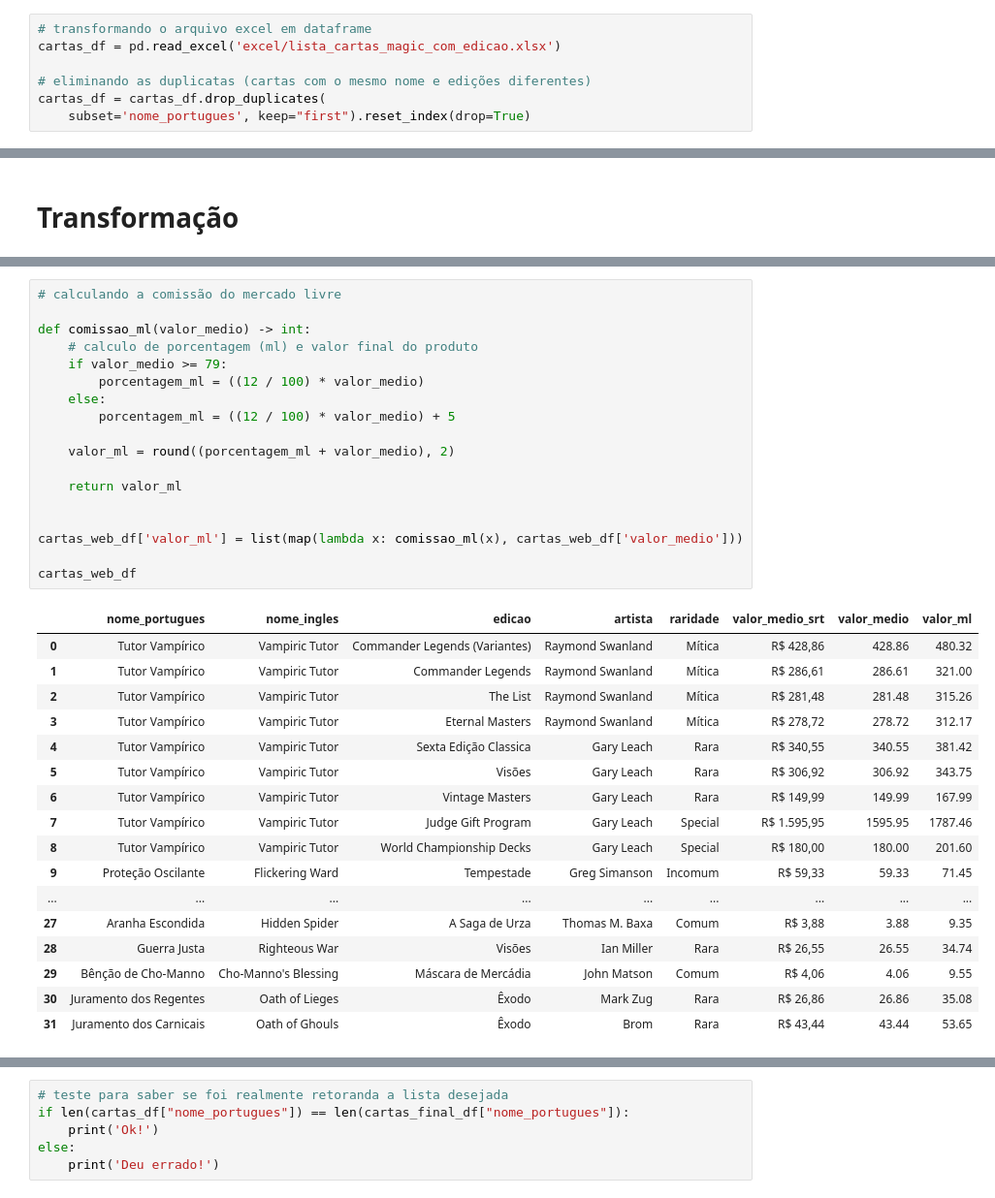
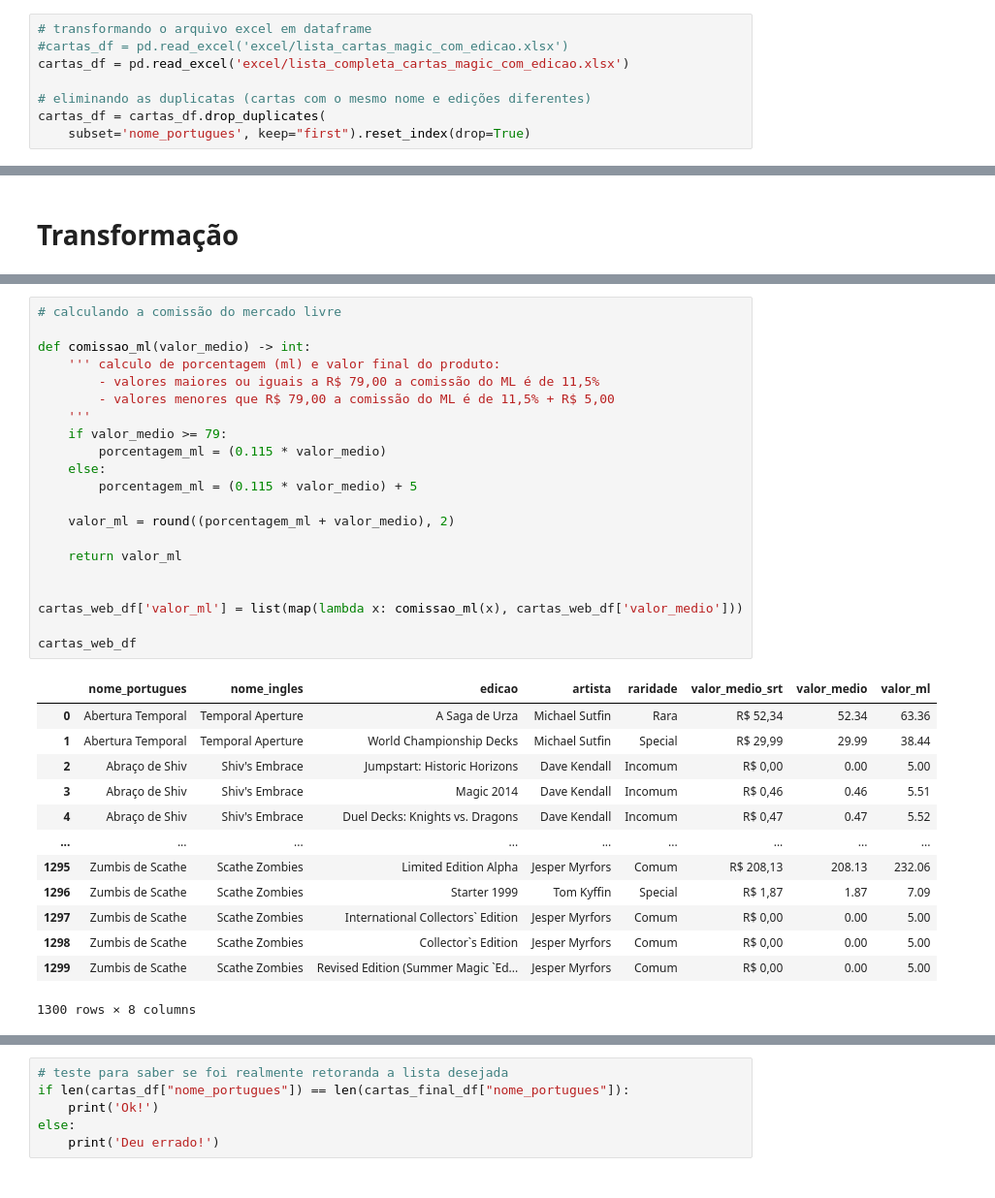
Before and after one commit to alan-vieira/preco_magic_card, a Jupyter notebook: main.ipynb, the cells around one changed output, grey strips where cells are left out. Shown: that part at 97% size. Saved outputs shown, nothing was run; the diff lists cells and outputs as text.

Commit message:
Atualização da função de cálculo da comissão do ml

```diff
--- a/main.ipynb
+++ b/main.ipynb
@@ -15,7 +15,8 @@ from selenium.common.exceptions import *
 from webdriver_manager.chrome import ChromeDriverManager
 # %%
 # transformando o arquivo excel em dataframe
-cartas_df = pd.read_excel('excel/lista_cartas_magic_com_edicao.xlsx')
+#cartas_df = pd.read_excel('excel/lista_cartas_magic_com_edicao.xlsx')
+cartas_df = pd.read_excel('excel/lista_completa_cartas_magic_com_edicao.xlsx')
 
 # eliminando as duplicatas (cartas com o mesmo nome e edições diferentes)
 cartas_df = cartas_df.drop_duplicates(
@@ -170,39 +179,38 @@ cartas_web_df
 # %%
 # calculando a comissão do mercado livre
 
 def comissao_ml(valor_medio) -> int:
-    # calculo de porcentagem (ml) e valor final do produto
+    ''' calculo de porcentagem (ml) e valor final do produto:
+        - valores maiores ou iguais a R$ 79,00 a comissão do ML é de 11,5%
+        - valores menores que R$ 79,00 a comissão do ML é de 11,5% + R$ 5,00
+    '''
     if valor_medio >= 79:
-        porcentagem_ml = ((12 / 100) * valor_medio)
+        porcentagem_ml = (0.115 * valor_medio)
     else:
-        porcentagem_ml = ((12 / 100) * valor_medio) + 5
+        porcentagem_ml = (0.115 * valor_medio) + 5
 
     valor_ml = round((porcentagem_ml + valor_medio), 2)
 
     return valor_ml
 
 
 cartas_web_df['valor_ml'] = list(map(lambda x: comissao_ml(x), cartas_web_df['valor_medio']))
 
 cartas_web_df
 # %% [output]
 |  | nome_portugues | nome_ingles | edicao | artista | raridade | valor_medio_srt | valor_medio | valor_ml |
-| 0 | Tutor Vampírico | Vampiric Tutor | Commander Legends (Variantes) | Raymond Swanland | Mítica | R$ 428,86 | 428.86 | 480.32 |
-| 1 | Tutor Vampírico | Vampiric Tutor | Commander Legends | Raymond Swanland | Mítica | R$ 286,61 | 286.61 | 321.00 |
-| 2 | Tutor Vampírico | Vampiric Tutor | The List | Raymond Swanland | Mítica | R$ 281,48 | 281.48 | 315.26 |
-| 3 | Tutor Vampírico | Vampiric Tutor | Eternal Masters | Raymond Swanland | Mítica | R$ 278,72 | 278.72 | 312.17 |
-| 4 | Tutor Vampírico | Vampiric Tutor | Sexta Edição Classica | Gary Leach | Rara | R$ 340,55 | 340.55 | 381.42 |
-| 5 | Tutor Vampírico | Vampiric Tutor | Visões | Gary Leach | Rara | R$ 306,92 | 306.92 | 343.75 |
-| 6 | Tutor Vampírico | Vampiric Tutor | Vintage Masters | Gary Leach | Rara | R$ 149,99 | 149.99 | 167.99 |
-| 7 | Tutor Vampírico | Vampiric Tutor | Judge Gift Program | Gary Leach | Special | R$ 1.595,95 | 1595.95 | 1787.46 |
-| 8 | Tutor Vampírico | Vampiric Tutor | World Championship Decks | Gary Leach | Special | R$ 180,00 | 180.00 | 201.60 |
-| 9 | Proteção Oscilante | Flickering Ward | Tempestade | Greg Simanson | Incomum | R$ 59,33 | 59.33 | 71.45 |
+| 0 | Abertura Temporal | Temporal Aperture | A Saga de Urza | Michael Sutfin | Rara | R$ 52,34 | 52.34 | 63.36 |
+| 1 | Abertura Temporal | Temporal Aperture | World Championship Decks | Michael Sutfin | Special | R$ 29,99 | 29.99 | 38.44 |
+| 2 | Abraço de Shiv | Shiv's Embrace | Jumpstart: Historic Horizons | Dave Kendall | Incomum | R$ 0,00 | 0.00 | 5.00 |
+| 3 | Abraço de Shiv | Shiv's Embrace | Magic 2014 | Dave Kendall | Incomum | R$ 0,46 | 0.46 | 5.51 |
+| 4 | Abraço de Shiv | Shiv's Embrace | Duel Decks: Knights vs. Dragons | Dave Kendall | Incomum | R$ 0,47 | 0.47 | 5.52 |
 | ... | ... | ... | ... | ... | ... | ... | ... | ... |
-| 27 | Aranha Escondida | Hidden Spider | A Saga de Urza | Thomas M. Baxa | Comum | R$ 3,88 | 3.88 | 9.35 |
-| 28 | Guerra Justa | Righteous War | Visões | Ian Miller | Rara | R$ 26,55 | 26.55 | 34.74 |
-| 29 | Bênção de Cho-Manno | Cho-Manno's Blessing | Máscara de Mercádia | John Matson | Comum | R$ 4,06 | 4.06 | 9.55 |
-| 30 | Juramento dos Regentes | Oath of Lieges | Êxodo | Mark Zug | Rara | R$ 26,86 | 26.86 | 35.08 |
-| 31 | Juramento dos Carnicais | Oath of Ghouls | Êxodo | Brom | Rara | R$ 43,44 | 43.44 | 53.65 |
+| 1295 | Zumbis de Scathe | Scathe Zombies | Limited Edition Alpha | Jesper Myrfors | Comum | R$ 208,13 | 208.13 | 232.06 |
+| 1296 | Zumbis de Scathe | Scathe Zombies | Starter 1999 | Tom Kyffin | Special | R$ 1,87 | 1.87 | 7.09 |
+| 1297 | Zumbis de Scathe | Scathe Zombies | International Collectors` Edition | Jesper Myrfors | Comum | R$ 0,00 | 0.00 | 5.00 |
+| 1298 | Zumbis de Scathe | Scathe Zombies | Collector`s Edition | Jesper Myrfors | Comum | R$ 0,00 | 0.00 | 5.00 |
+| 1299 | Zumbis de Scathe | Scathe Zombies | Revised Edition (Summer Magic `Ed... | Jesper Myrfors | Comum | R$ 0,00 | 0.00 | 5.00 |
+1300 rows × 8 columns
 # %%
 # interseção das duas tabelas (para retornar apenas as edições de interece)
 cartas_final_df = pd.merge(cartas_df, cartas_web_df, how='left', on=(
```
Also changed, not shown: parts of 6 cells of this notebook, 1 other file.
